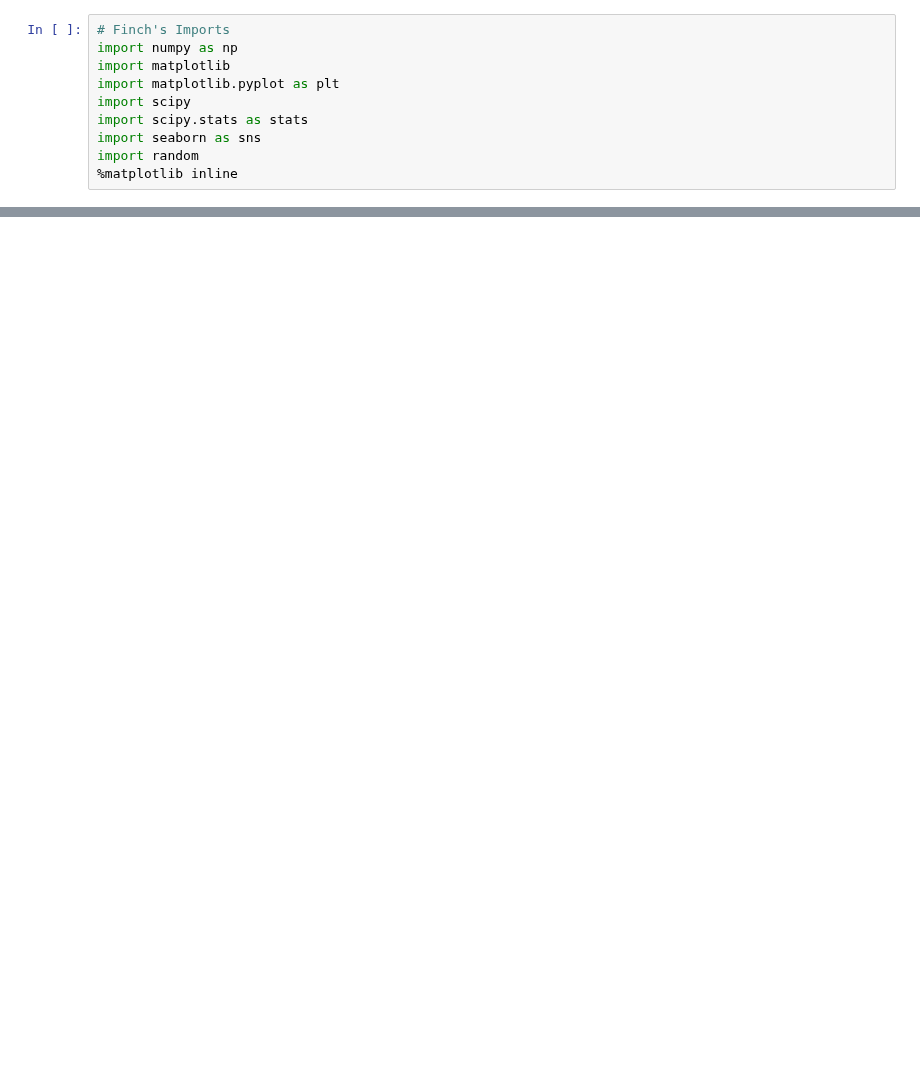
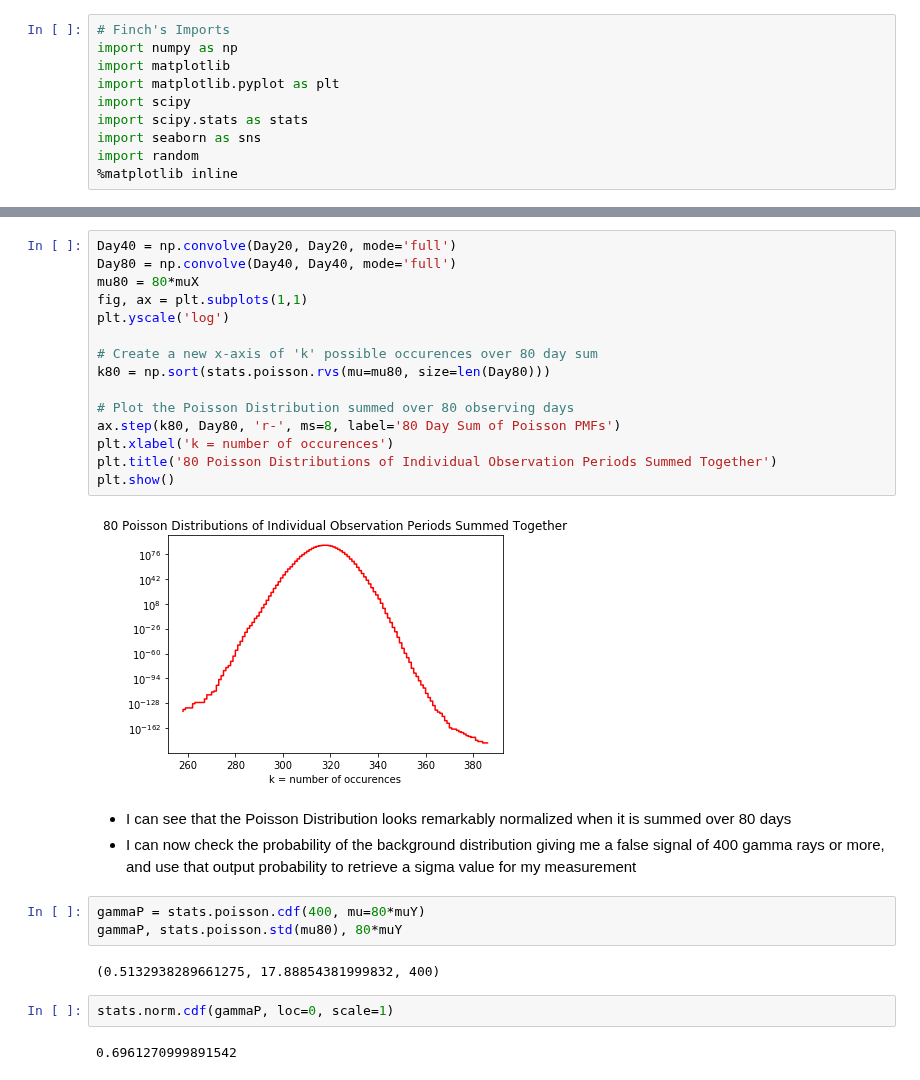
Before and after one commit to jbc1216/434-Portfolio, a Jupyter notebook: FinchCarr_Lab02.ipynb, the cells around one changed output, grey strips where cells are left out. Cells and saved outputs as stored; diff of their text form; blank space fills up the shorter version.

```diff
--- a/FinchCarr_Lab02.ipynb
+++ b/FinchCarr_Lab02.ipynb
@@ -104,0 +139,29 @@ $\begin{align*}
+# %%
+Day40 = np.convolve(Day20, Day20, mode='full')
+Day80 = np.convolve(Day40, Day40, mode='full')
+mu80 = 80*muX
+fig, ax = plt.subplots(1,1)
+plt.yscale('log')
+
+# Create a new x-axis of 'k' possible occurences over 80 day sum
+k80 = np.sort(stats.poisson.rvs(mu=mu80, size=len(Day80)))
+
+# Plot the Poisson Distribution summed over 80 observing days
+ax.step(k80, Day80, 'r-', ms=8, label='80 Day Sum of Poisson PMFs')
+plt.xlabel('k = number of occurences')
+plt.title('80 Poisson Distributions of Individual Observation Periods Summed Together')
+plt.show()
+# %% [output]
+[figure, added]
+# %% [markdown]
+- I can see that the Poisson Distribution looks remarkably normalized when it is summed over 80 days
+- I can now check the probability of the background distribution giving me a false signal of 400 gamma rays or more, and use that output probability to retrieve a sigma value for my measurement
+# %%
+gammaP = stats.poisson.cdf(400, mu=80*muY)
+gammaP, stats.poisson.std(mu80), 80*muY
+# %% [output]
+(0.5132938289661275, 17.88854381999832, 400)
+# %%
+stats.norm.cdf(gammaP, loc=0, scale=1)
+# %% [output]
+0.6961270999891542
```
Also changed, not shown: parts of 21 cells of this notebook.
